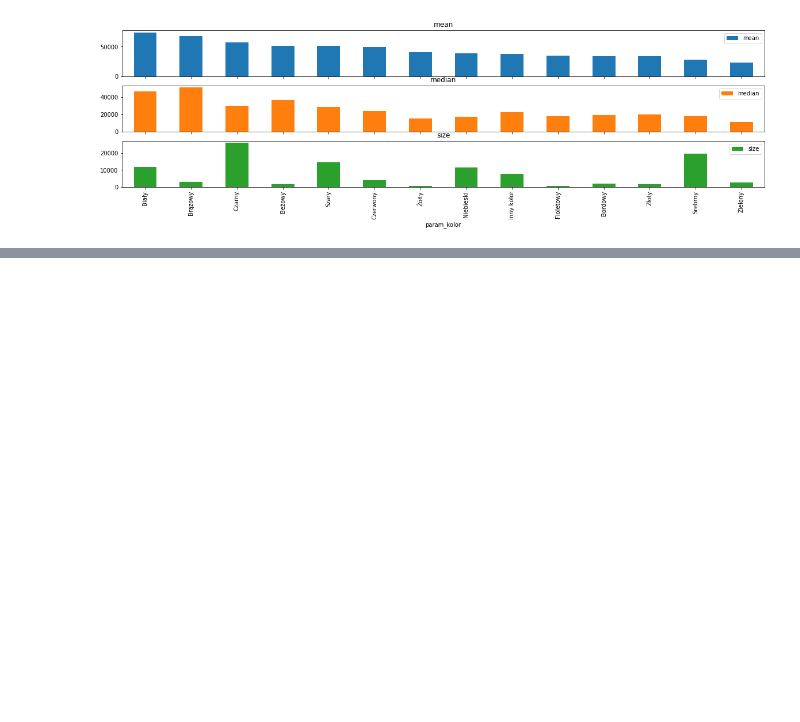
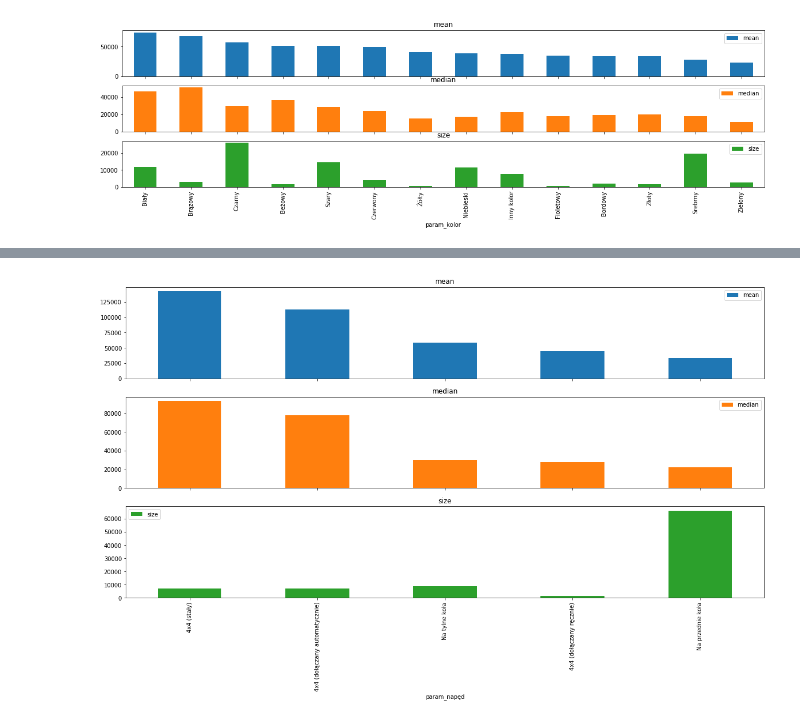
Before and after one commit to lat-lukasz/dw_matrix_car, a Jupyter notebook: day2_visualization.ipynb, the cells around one changed output, grey strips where cells are left out. Cells and saved outputs as stored; diff of their text form; code cells hidden in the pictures; blank space fills up the shorter version.

```diff
--- a/day2_visualization.ipynb
+++ b/day2_visualization.ipynb
@@ -126,0 +183,4 @@ group_and_barplot('param_kolor', feat_sort='mean');
+# %%
+group_and_barplot('param_napęd', feat_sort='mean');
+# %% [output]
+[figure, added]
```
Also changed, not shown: parts of 11 cells of this notebook.
